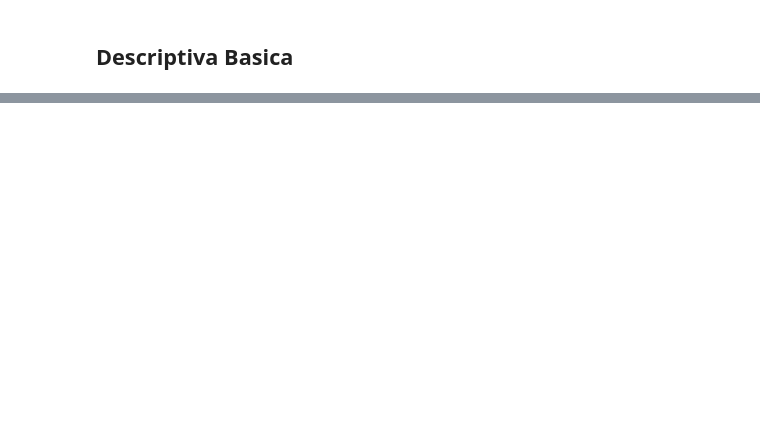
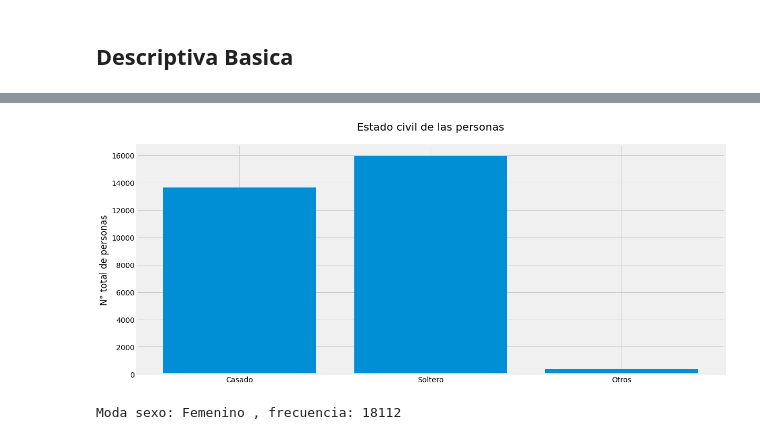
Before and after one commit to JavierTallarin/proyecto-CreditoBancario-Ciencia-De-Datos, a Jupyter notebook: proyecto t1.ipynb, the cells around one changed output, grey strips where cells are left out. Cells and saved outputs as stored; diff of their text form; code cells hidden in the pictures; blank space fills up the shorter version.

```diff
--- a/proyecto t1.ipynb
+++ b/proyecto t1.ipynb
@@ -123,0 +175,18 @@ fig.show()
+# %%
+plt.figure(figsize=(20,8))
+with plt.style.context('fivethirtyeight'):
+  plt.bar(df.MARRIAGE.value_counts().index, df.MARRIAGE.value_counts().values)
+
+  plt.ylabel('N° total de personas')
+  plt.title('Estado civil de las personas\n')
+  plt.xticks([1,2,3],["Casado","Soltero","Otros"])
+
+  plt.show()
+# %% [output]
+[figure, added]
+# %%
+moda_SEX,frecuencia_SEX = stats.mode(df['SEX'])
+print('Moda sexo: '+str(moda_SEX[0]).replace("1","Masculino").replace("2","Femenino")
++' , frecuencia: '+str(frecuencia_SEX[0]))
+# %% [output]
+Moda sexo: Femenino , frecuencia: 18112
```
Also changed, not shown: parts of 36 cells of this notebook.
